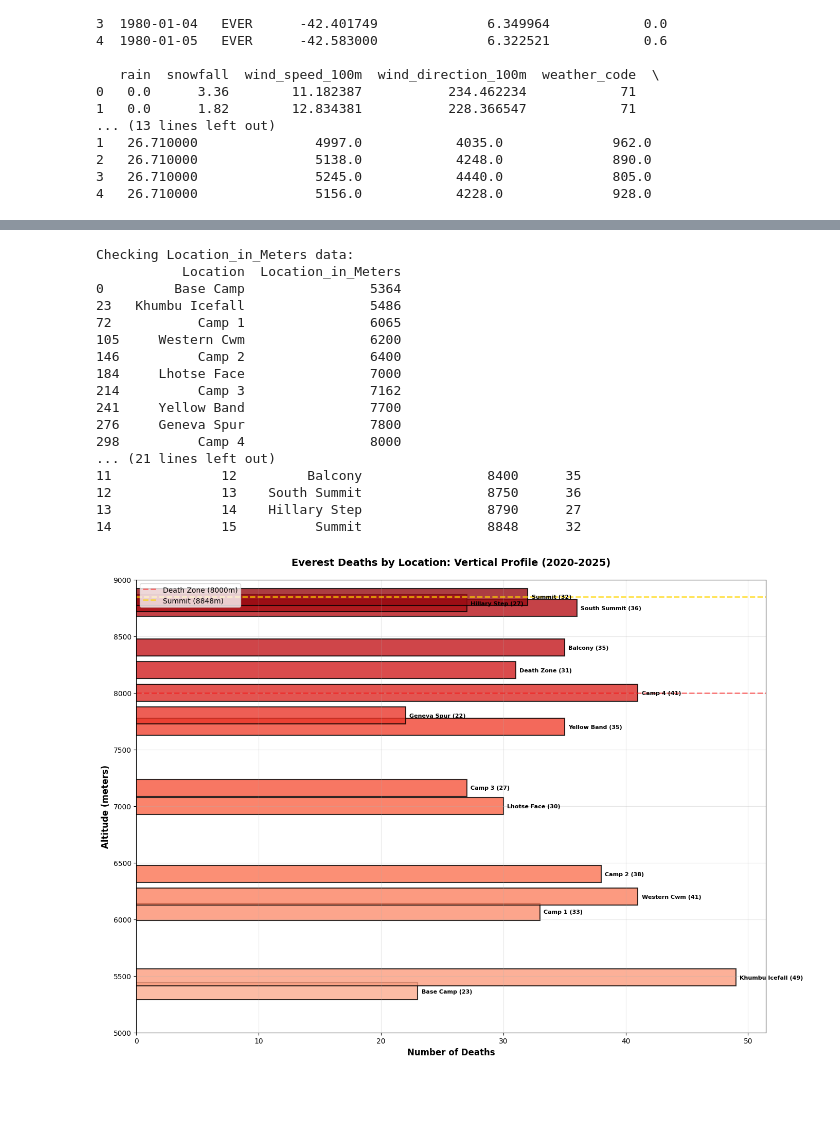
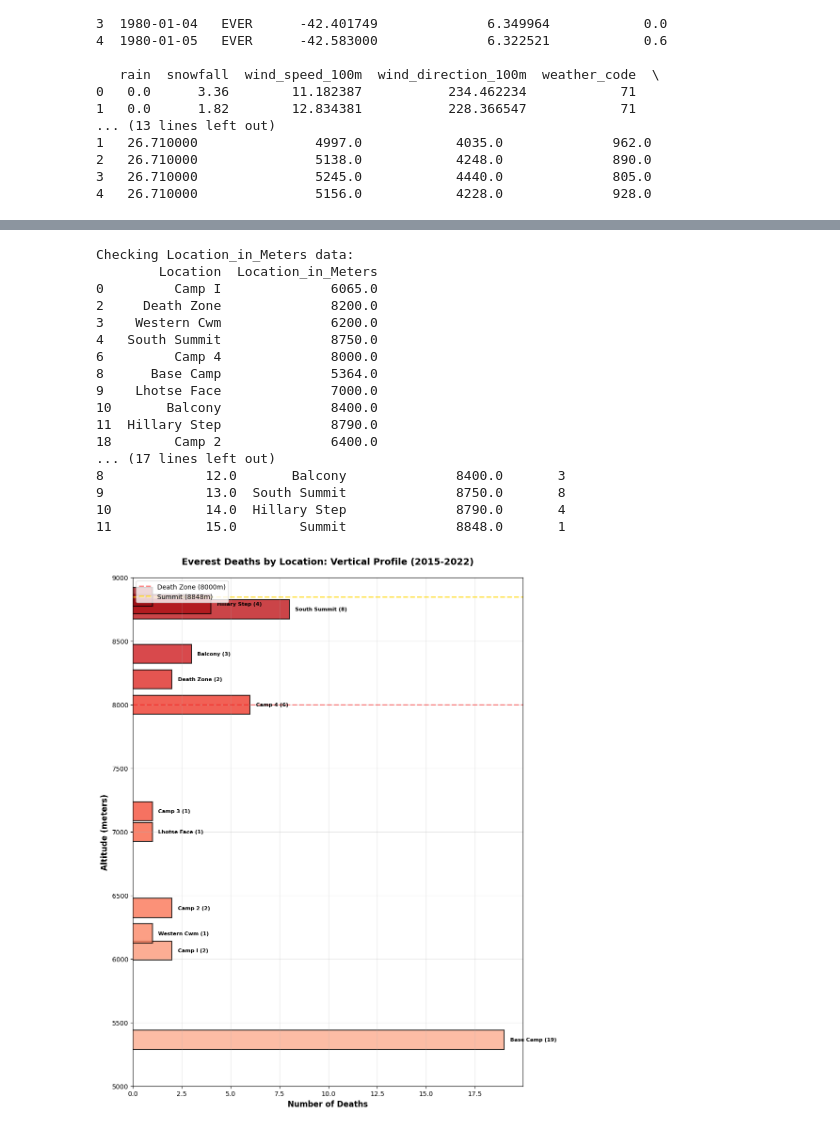
Before and after one commit to kerwehner/MountaineeringAnalysis, a Jupyter notebook: notebooks/Everest_With_Weather.ipynb, the cells around one changed output, grey strips where cells are left out. Drawn from its saved outputs; the diff is of its cells as text; code cells hidden in the pictures; blank space fills up the shorter version.

Commit message:
working on images

```diff
--- a/notebooks/Everest_With_Weather.ipynb
+++ b/notebooks/Everest_With_Weather.ipynb
@@ -30,6 +30,6 @@ for dirname, _, filenames in os.walk('./kaggle/input'):
 ./kaggle/input/makalu.csv
 # %%
-everest20_25 = pd.read_csv('./kaggle/input/everest_20-25.csv')
+everest = pd.read_csv('./kaggle/input/everest.csv')
 everesttemps = pd.read_parquet('./kaggle/input/EVER.parquet')
 # %%
 everesttemps.head()
@@ -88,18 +88,18 @@ Aggregated dataset: 16437 rows (daily)
 4   26.710000               5156.0            4228.0              928.0
 # %%
 # Convert both to the same datetime format (no .date())
-everest20_25['Date'] = pd.to_datetime(everest20_25['Date'])
+everest['Date'] = pd.to_datetime(everest['Date'])
 daily_everest['date_only'] = pd.to_datetime(daily_everest['date_only'])
 # %%
 # Now merge
-everest_with_weather = everest20_25.merge(
+everest_with_weather = everest.merge(
     daily_everest,
     left_on='Date',
     right_on='date_only',
     how='left'
 )
 
-print(f"Original everest20_25: {len(everest20_25)} rows")
+print(f"Original everest: {len(everest)} rows")
 print(f"After merge: {len(everest_with_weather)} rows")
 print(f"Rows with weather data: {everest_with_weather['temperature_2m'].notna().sum()}")
 print("\nSample:")
@@ -214,9 +213,16 @@ Sherpa                  -31.990000             9.78           1.25      0.87
 # %%
+# Remove the 'm' and convert to numeric
+everest_with_weather['Location_in_Meters'] = (
+    everest_with_weather['Location_in_Meters']
+    .str.replace('m', '', regex=False)
+    .astype(float)
+)
+
 # 5. Correlation: Weather vs Altitude of Death
 print("\n\nCORRELATION: WEATHER VS ALTITUDE")
 print("=" * 80)
 weather_cols = ['temperature_2m', 'wind_speed_100m', 'precipitation', 'snowfall']
-correlations = everest_with_weather[weather_cols + ['Altitude_meters']].corr()['Altitude_meters'].drop('Altitude_meters')
+correlations = everest_with_weather[weather_cols + ['Location_in_Meters']].corr()['Location_in_Meters'].drop('Location_in_Meters')
 print(correlations.sort_values(ascending=False))
 # %% [output]
 CORRELATION: WEATHER VS ALTITUDE
@@ -514,12 +517,17 @@ location_deaths = location_deaths.merge(death_counts, on='Location_Order')
 
 # Drop rows with missing altitude data
 location_deaths = location_deaths.dropna(subset=['Location_in_Meters'])
+# Remove hospital records
+location_deaths = location_deaths[location_deaths['Location'] != 'Hospital']
+
+# Reset index so it matches color array indexing
+location_deaths = location_deaths.reset_index(drop=True)
 
 print("\nLocation deaths data:")
 print(location_deaths.sort_values('Location_in_Meters'))
 
 # 2. Vertical Profile Visualization
-fig, ax = plt.subplots(figsize=(14, 10))
+fig, ax = plt.subplots(figsize=(10, 12))
 
 # Create vertical bars at each location
 colors = plt.cm.Reds(np.linspace(0.3, 0.9, len(location_deaths)))
@@ -552,7 +560,7 @@ ax.set_ylim(5000, 9000)
 
 ax.set_xlabel('Number of Deaths', fontsize=12, fontweight='bold')
 ax.set_ylabel('Altitude (meters)', fontsize=12, fontweight='bold')
-ax.set_title('Everest Deaths by Location: Vertical Profile (2020-2025)',
+ax.set_title('Everest Deaths by Location: Vertical Profile (2015-2022)',
              fontsize=14, fontweight='bold', pad=20)
 ax.legend(loc='upper left')
 ax.grid(True, alpha=0.3)
@@ -579,52 +587,52 @@ print(f"Percentage in Death Zone: {len(in_death_zone)/len(everest_with_weather)*
 print("\n" + "-" * 80)
 print("DEATHS BELOW DEATH ZONE (<8000m)")
 print("-" * 80)
 for idx, row in below_death_zone.iterrows():
-    print(f"{row['Name']:30s} | {row['Location']:30s} | {row['Location_in_Meters']:.0f}m | {row['Cause_of_Death']}")
+    print(f"{row['Name']:30s} | {row['Location']:30s} | {row['Location_in_Meters']:.0f}m | {row['Cause of death']}")
 
 print("\n" + "-" * 80)
 print("DEATHS IN DEATH ZONE (≥8000m)")
 print("-" * 80)
 for idx, row in in_death_zone.iterrows():
-    print(f"{row['Name']:30s} | {row['Location']:30s} | {row['Location_in_Meters']:.0f}m | {row['Cause_of_Death']}")
+    print(f"{row['Name']:30s} | {row['Location']:30s} | {row['Location_in_Meters']:.0f}m | {row['Cause of death']}")
 
 # Summary by location
 print("\n" + "=" * 80)
 print("SUMMARY BY LOCATION")
 print("=" * 80)
 
 print("\nBELOW DEATH ZONE:")
 below_summary = below_death_zone.groupby('Location').agg({
     'Name': 'count',
     'Location_in_Meters': 'first'
 }).rename(columns={'Name': 'Deaths'}).sort_values('Location_in_Meters')
 print(below_summary)
 
 print("\nIN DEATH ZONE:")
 in_summary = in_death_zone.groupby('Location').agg({
     'Name': 'count',
     'Location_in_Meters': 'first'
 }).rename(columns={'Name': 'Deaths'}).sort_values('Location_in_Meters')
 print(in_summary)
 # %% [output]
 Checking Location_in_Meters data:
-           Location  Location_in_Meters
-0         Base Camp                5364
-23   Khumbu Icefall                5486
-72           Camp 1                6065
-105     Western Cwm                6200
-146          Camp 2                6400
-184     Lhotse Face                7000
-214          Camp 3                7162
-241     Yellow Band                7700
-276     Geneva Spur                7800
-298          Camp 4                8000
-... (21 lines left out)
-11              12         Balcony                8400      35
-12              13    South Summit                8750      36
-13              14    Hillary Step                8790      27
-14              15          Summit                8848      32
+        Location  Location_in_Meters
+0         Camp I              6065.0
+2     Death Zone              8200.0
+3    Western Cwm              6200.0
+4   South Summit              8750.0
+6         Camp 4              8000.0
+8      Base Camp              5364.0
+9    Lhotse Face              7000.0
+10       Balcony              8400.0
+11  Hillary Step              8790.0
+18        Camp 2              6400.0
+... (17 lines left out)
+8             12.0       Balcony              8400.0       3
+9             13.0  South Summit              8750.0       8
+10            14.0  Hillary Step              8790.0       4
+11            15.0        Summit              8848.0       1
-[figure, old version]
+[figure, new version]
 ================================================================================
 DEATHS BEFORE VS IN DEATH ZONE
 ================================================================================
```
Also changed, not shown: parts of 19 cells of this notebook, 6 other files.
